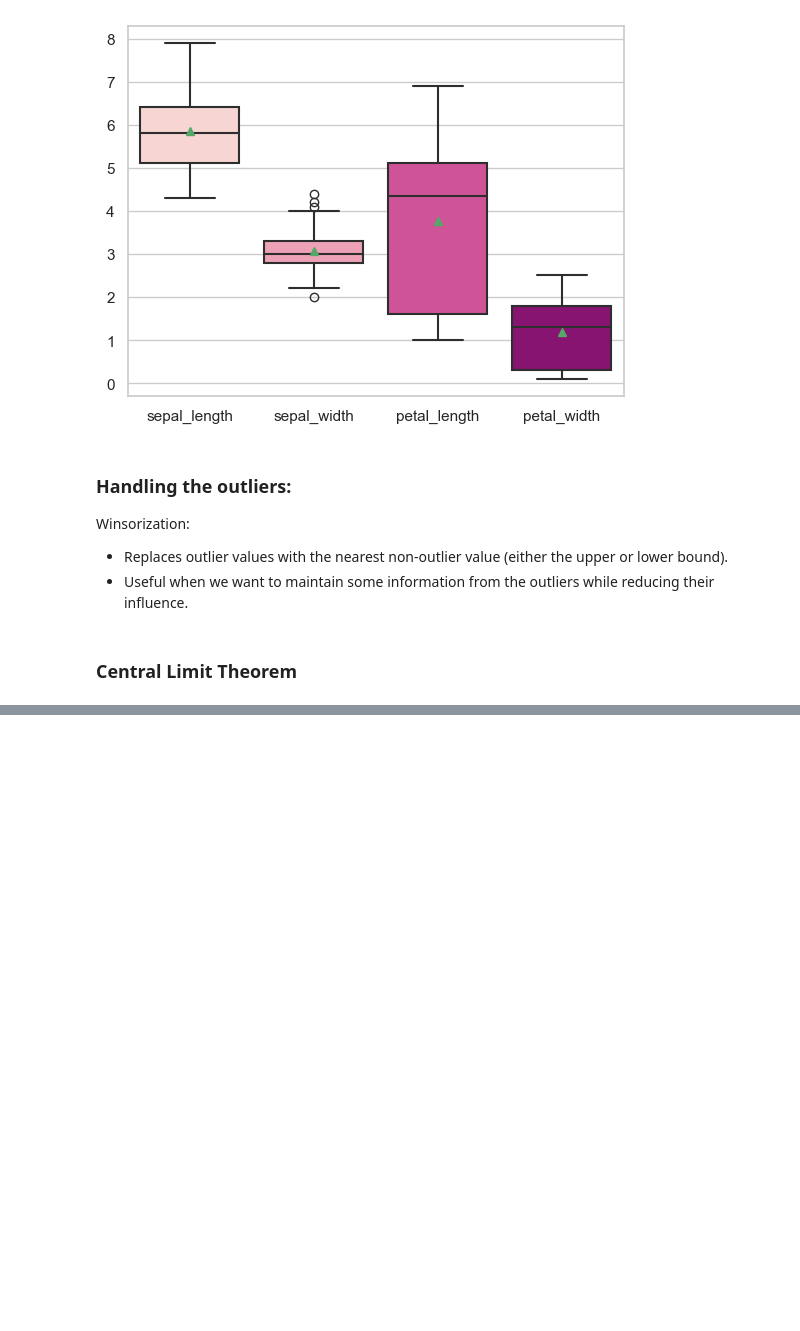
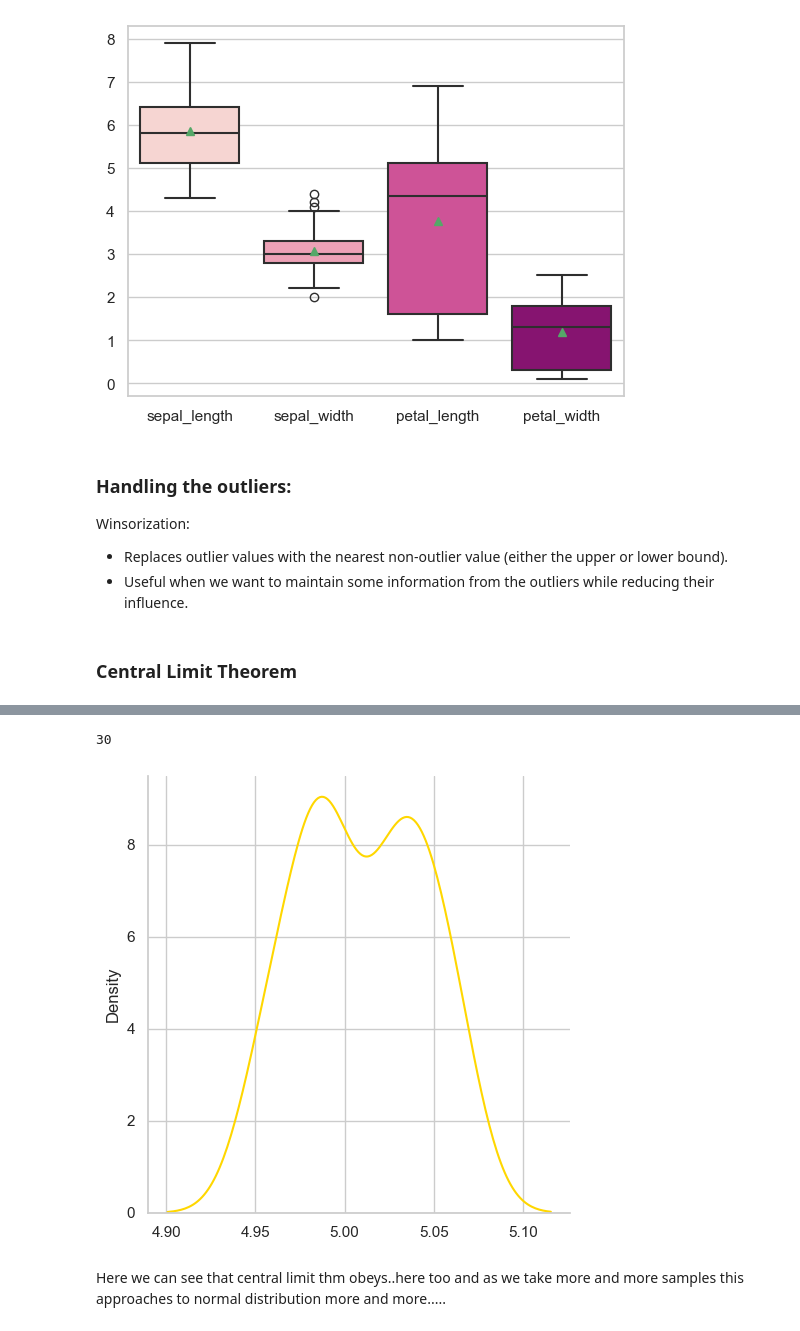
Before and after one commit to rashmiKumari03/Statistics_practical_FSDM_rev, a Jupyter notebook: Statistics_Practical_.ipynb, the cells around one changed output, grey strips where cells are left out. Saved outputs shown, nothing was run; the diff lists cells and outputs as text; code cells hidden in the pictures; blank space fills up the shorter version.

```diff
--- a/Statistics_Practical_.ipynb
+++ b/Statistics_Practical_.ipynb
@@ -1796,0 +1892,5 @@ print("Mean of the Population:",np.mean(population))
+# %%
+# Lets do it for real time...lets take a non normal distribution and lets see how central limit thm works.
+# Lets take the binominal distribution..
+
+population = np.random.binomial(10,0.5,10000)
@@ -1796,0 +1912,8 @@ print("Mean of the Population:",np.mean(population))
+# %%
+# Lets take the sample.
+
+means_of_samples =[]
+
+for i in range(1,31):
+    sample = np.random.choice(population,size=size)
+    means_of_samples.append(np.mean(sample))
@@ -1796,0 +1940,13 @@ print("Mean of the Population:",np.mean(population))
+# %%
+len(means_of_samples)
+# %% [output]
+30
+# %%
+# Lets plot this means of the samples (30 here)
+
+sns.displot(means_of_samples,kind='kde',color='gold')
+plt.show()
+# %% [output]
+[figure, added]
+# %% [markdown]
+Here we can see that central limit thm obeys..here too and as we take more and more samples this approaches to normal distribution more and more.....
```
Also changed, not shown: parts of 42 cells of this notebook, 4 other files.
